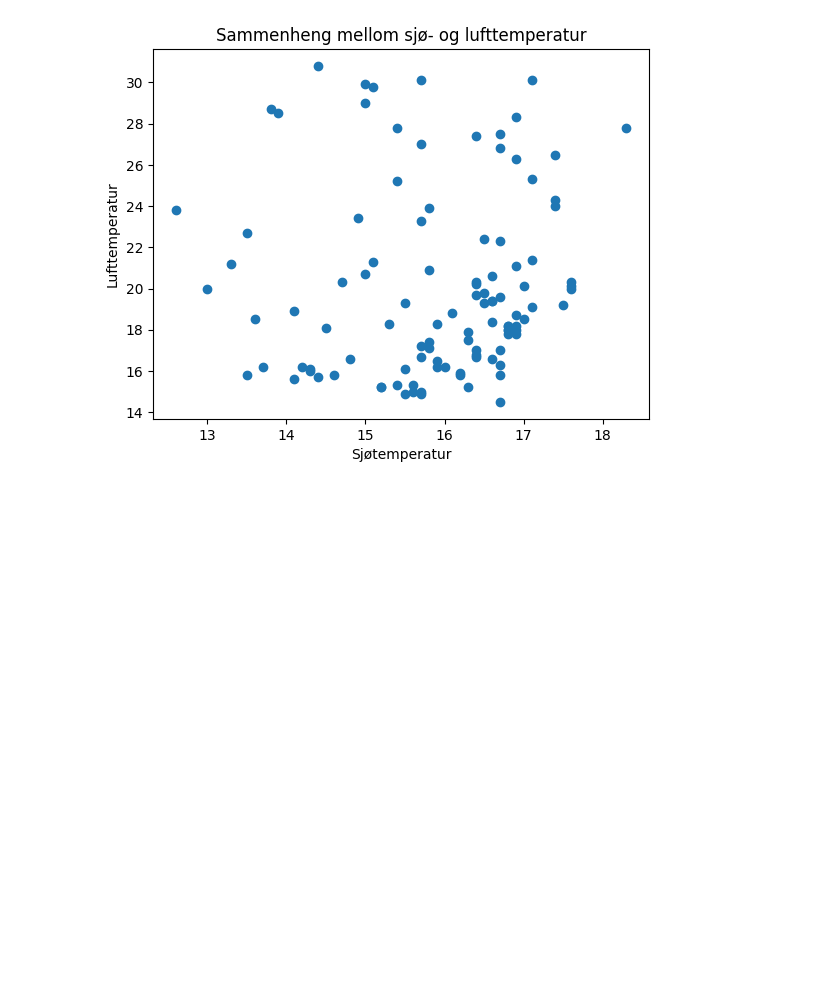
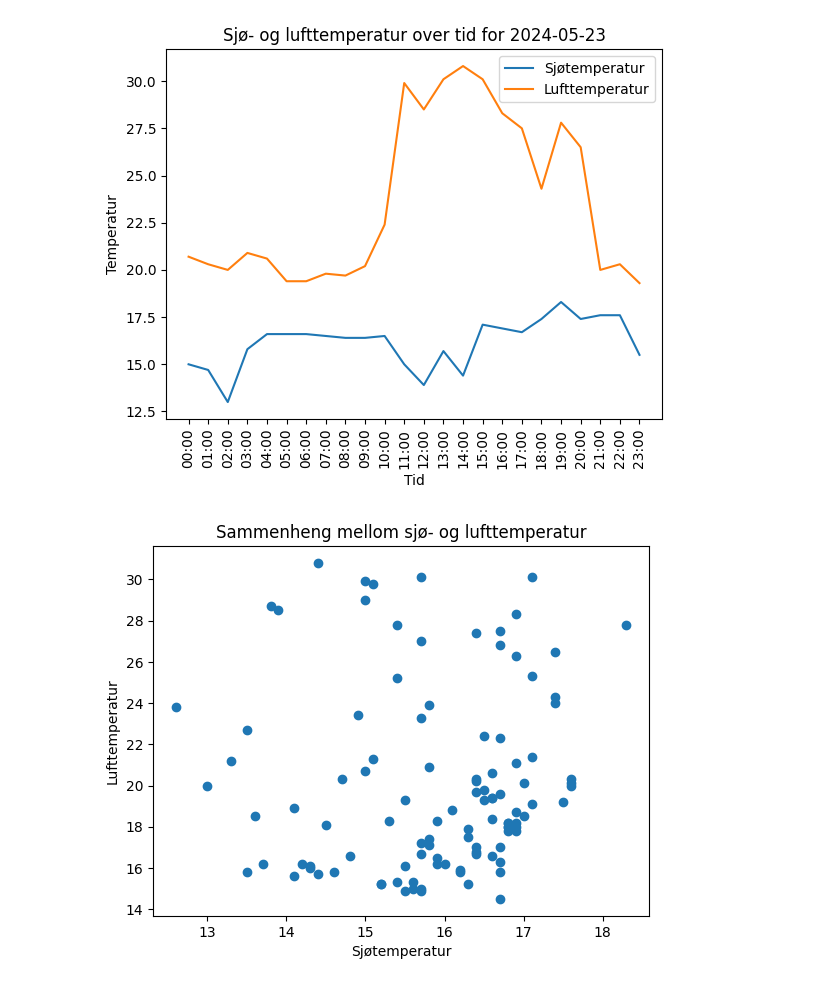
Before and after one commit to hausnes/nordnes-sjobad, a Jupyter notebook: tolke.ipynb, the cells around one changed output. Saved outputs shown, nothing was run; the diff lists cells and outputs as text; code cells hidden in the pictures; blank space fills up the shorter version.

Commit message:
Kan no sjå samanhengar for ein gitt dag
Sjå blokk 2, endre dato-variabelen.

```diff
--- a/tolke.ipynb
+++ b/tolke.ipynb
@@ -41,3 +43,46 @@ plt.show()
+# %%
+# Ser på eit utval av data, for ein gitt dato
+# Endre dato-variabelen for å sjå på andre datoar
+dato = '2024-05-23'
+
+import matplotlib.pyplot as plt
+import csv
+
+# Initialiser lister for å lagre data
+tid = []
+temperatur = []
+lufttemperatur = []
+
+# Les data fra CSV-fil
+with open('temperatur.csv', 'r') as csvfile:
+    plots= csv.reader(csvfile, delimiter=',')
+    next(plots, None)  # Skip the headers
+    for row in plots:
+        if row[1] != '-' and row[2] != '-' and dato in row[0]:
+            tid.append(row[0][11:16])  # Only include the time
+            temperatur.append(float(row[1]))
+            lufttemperatur.append(float(row[2]))
+
+# Lag en graf
+plt.plot(tid, temperatur, label='Sjøtemperatur')
+plt.plot(tid, lufttemperatur, label='Lufttemperatur')
+
+# Legg til titler og etiketter
+plt.xlabel('Tid')
+plt.ylabel('Temperatur')
+plt.title(f'Sjø- og lufttemperatur over tid for {dato}')
+plt.legend()
+
+# Sett x-aksen etiketter til å rotere 90 grader
+plt.xticks(rotation=90)
+
+# Vis bare et utvalg av tidspunkt
+plt.xticks(tid[::1])
+
+# Vis grafen
+plt.show()
+# %% [output]
+[figure, added]
 # %%
 import matplotlib.pyplot as plt
 import csv
```
Also changed, not shown: parts of 1 cell of this notebook.
